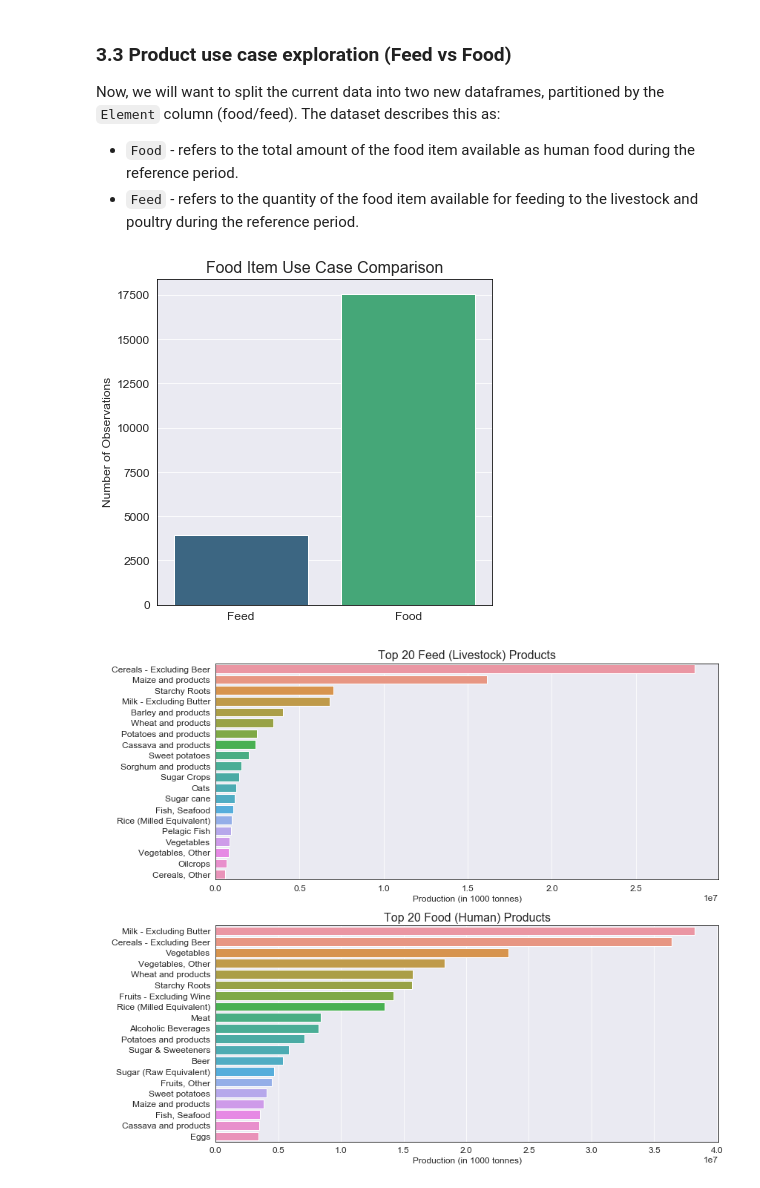
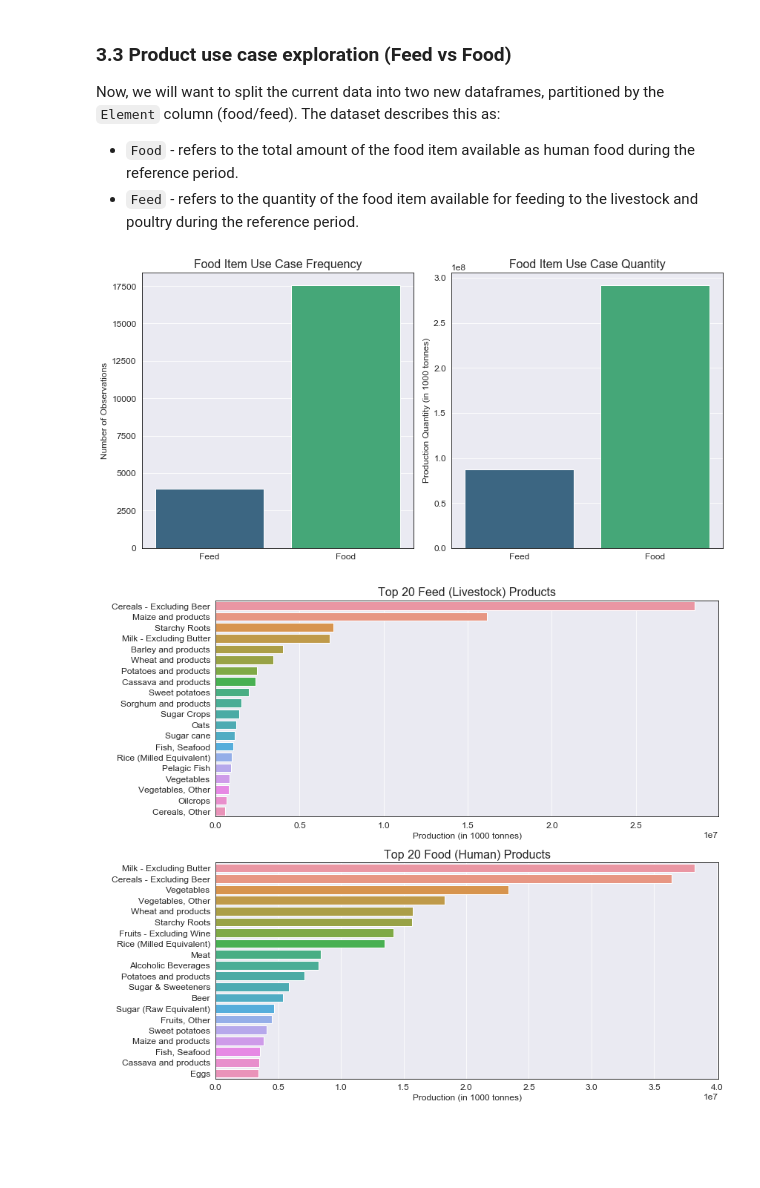
Before and after one commit to dhelms1/food_production, a Jupyter notebook: DataExploration.ipynb, the cells around one changed output. Drawn from its saved outputs; the diff is of its cells as text; code cells hidden in the pictures; blank space fills up the shorter version.

Commit message:
insights added, graphs updated, functions added

```diff
--- a/DataExploration.ipynb
+++ b/DataExploration.ipynb
@@ -228,15 +228,11 @@ split_df = data.copy()
 
 feed = split_df[split_df.Element == 'Feed']
 food = split_df[split_df.Element == 'Food']
-
-# Plot class distribution
-plt.figure(figsize=(6,6))
-sns.barplot(x=['Feed', 'Food'], y=[len(feed), len(food)], palette='viridis')
-plt.title('Food Item Use Case Comparison')
-plt.ylabel('Number of Observations')
-plt.show();
-# %% [output]
-[figure, removed]
+# %%
+# Plot the frequency and total production for feed and food
+food_feed_compare(feed, food)
+# %% [output]
+[figure, added]
 # %%
 # Plot top 20 food and feed products
 top_20_feed_food(feed, food)
```
Also changed, not shown: parts of 18 cells of this notebook, 1 other file.
